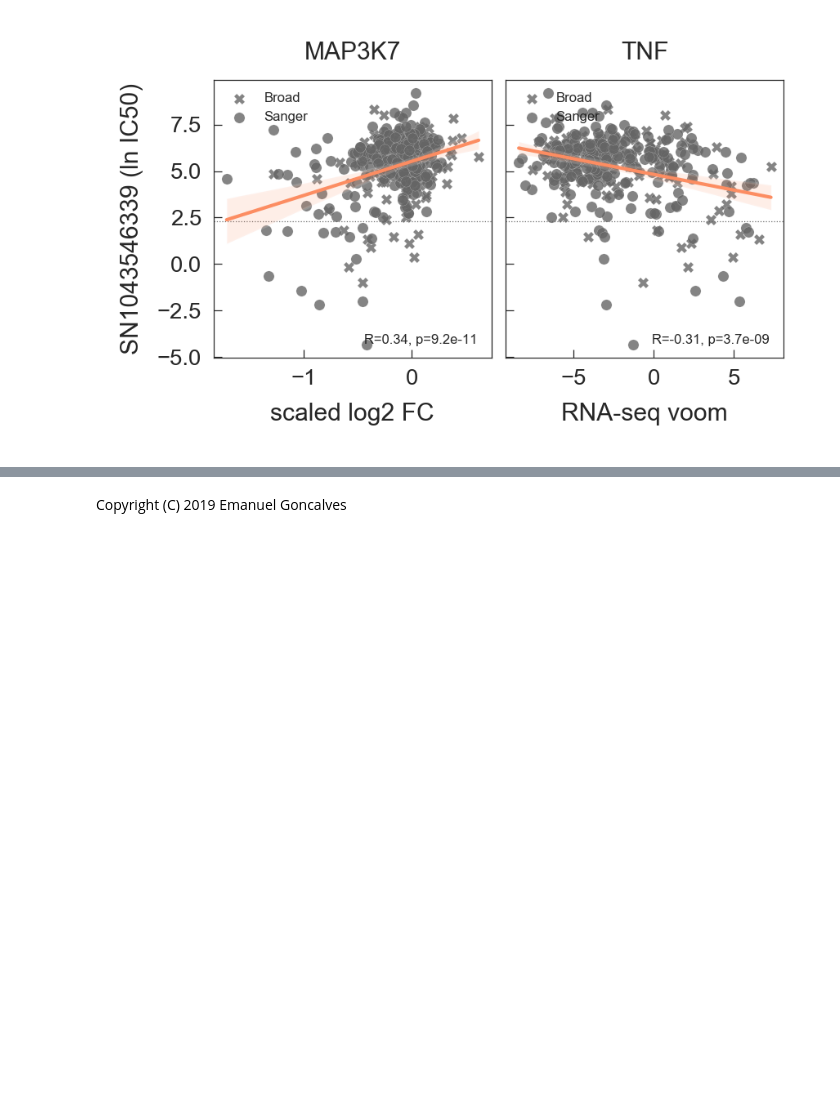
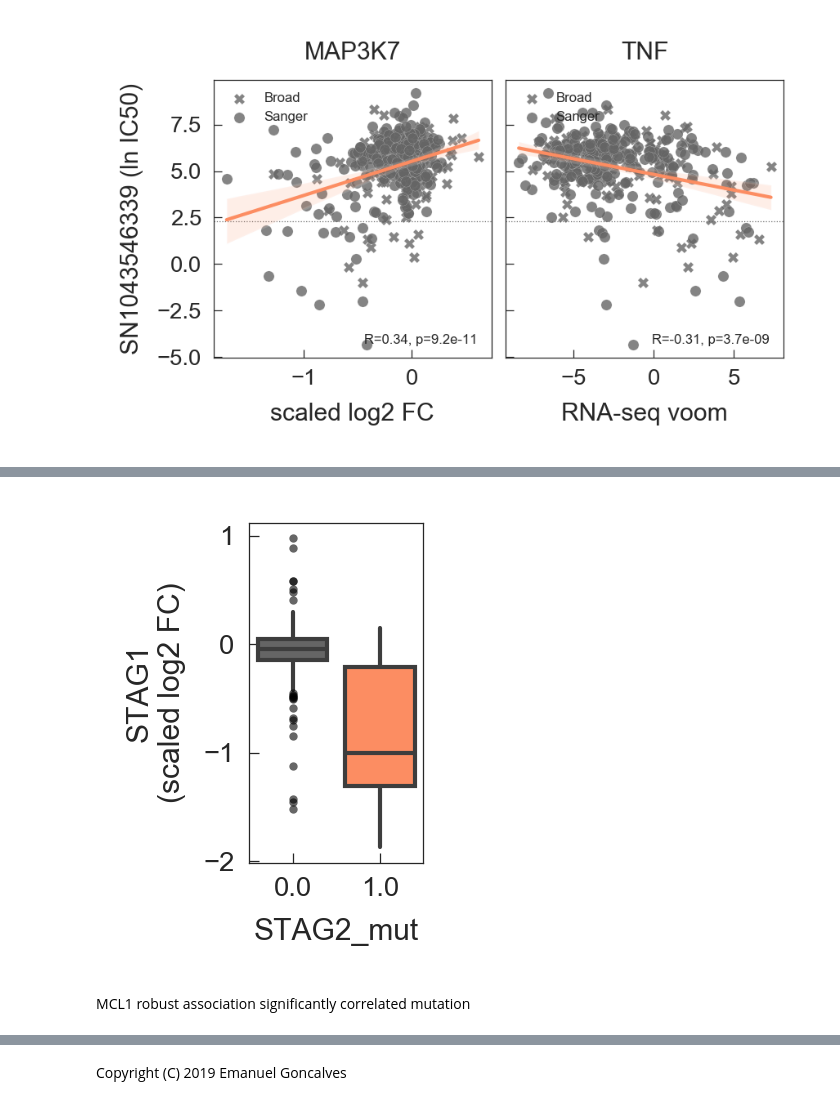
Before and after one commit to EmanuelGoncalves/dtrace, a Jupyter notebook: notebooks/3.RobustAssociations.ipynb, the cells around one changed output, grey strips where cells are left out. Cells and saved outputs as stored; diff of their text form; code cells hidden in the pictures; blank space fills up the shorter version.

```diff
--- a/notebooks/3.RobustAssociations.ipynb
+++ b/notebooks/3.RobustAssociations.ipynb
@@ -262,0 +292,14 @@ for d, c, g in rassocs:
+# %%
+plt.figure(figsize=(0.75, 1.5), dpi=300)
+g = RobustAssociations.plot_boxplot_discrete(gene_mut, f"crispr_{gene_crispr}", plot_df)
+plt.ylabel(f"{gene_crispr}\n(scaled log2 FC)")
+plt.gcf().set_size_inches(0.75, 1.5)
+plt.savefig(
+    f"{rpath}/robust_genomic_boxplot_{gene_mut}.pdf",
+    bbox_inches="tight",
+    transparent=True,
+)
+# %% [output]
+[figure, added]
+# %% [markdown]
+MCL1 robust association significantly correlated mutation
```
Also changed, not shown: parts of 11 cells of this notebook, 5 other files.
